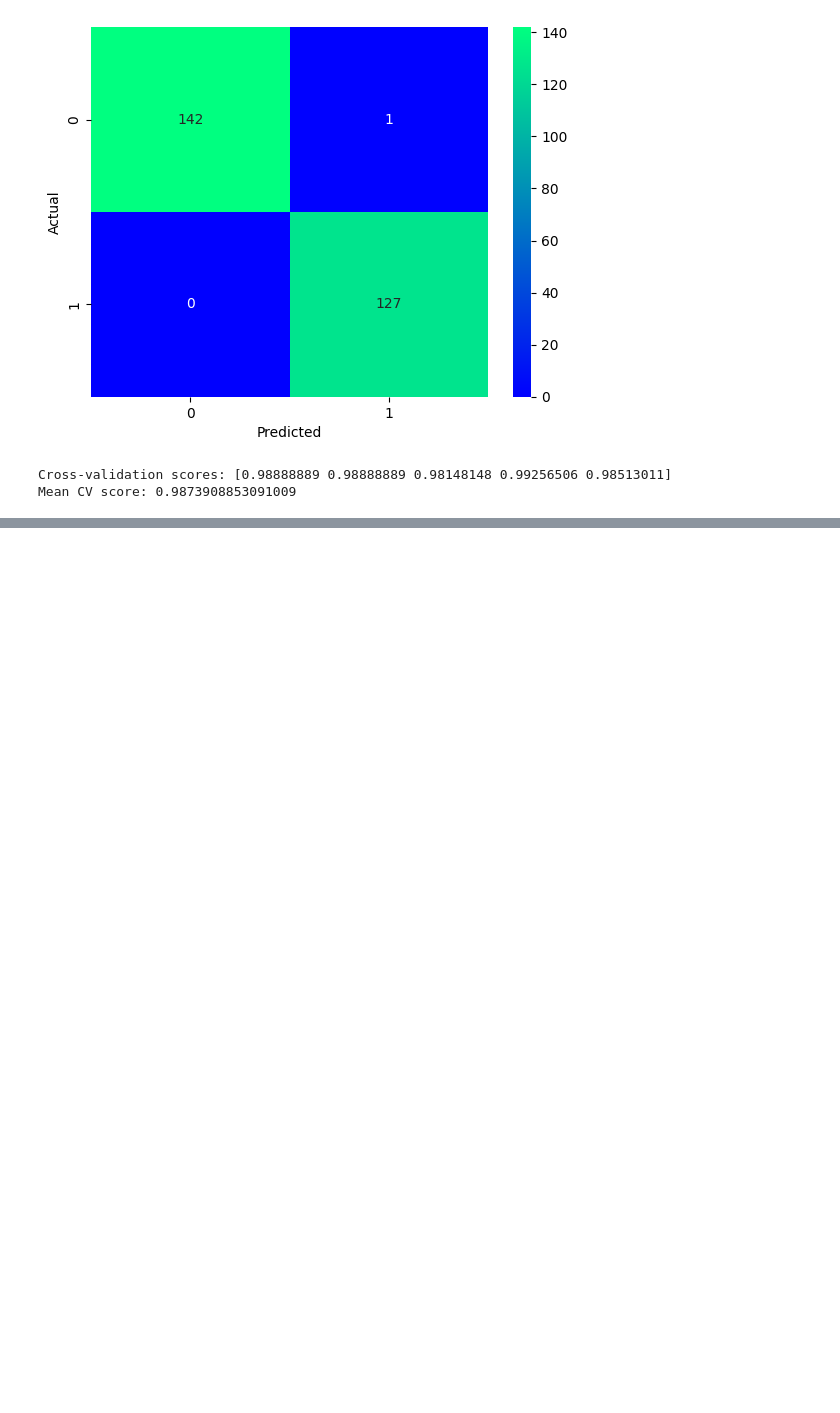
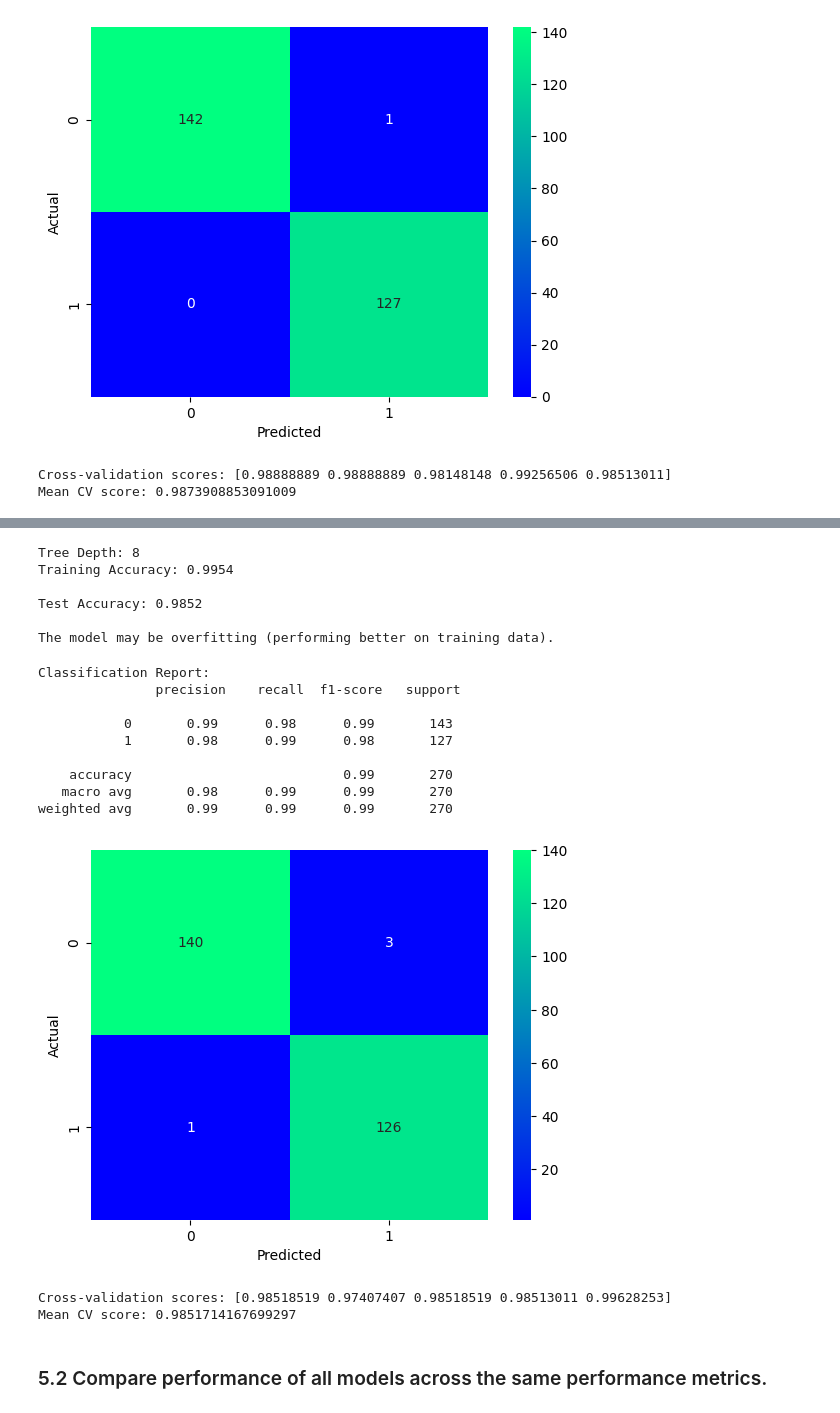
Before and after one commit to Bdowdle4/ml-classification-dowdle, a Jupyter notebook: classification_dowdle.ipynb, the cells around one changed output, grey strips where cells are left out. Saved outputs shown, nothing was run; the diff lists cells and outputs as text; code cells hidden in the pictures; blank space fills up the shorter version.

```diff
--- a/classification_dowdle.ipynb
+++ b/classification_dowdle.ipynb
@@ -462,0 +467,72 @@ The training and test accuracies are very close to each other, which is a sign o
+# %%
+# Create a Decision Tree model
+dt_model = DecisionTreeClassifier(random_state=44)
+# Train the model
+dt_model.fit(X_train, y_train)
+
+# Predict on the training set
+y_train_pred_dt = rf_model.predict(X_train)
+
+# Predict on the test set
+y_pred_dt = dt_model.predict(X_test)
+
+# Calculate accuracy on both training and test sets
+train_accuracy = accuracy_score(y_train, y_train_pred_dt)
+test_accuracy = accuracy_score(y_test, y_pred_dt)
+
+# Show depth for confirmation
+print(f"Tree Depth: {dt_model.get_depth()}")
+
+# Print the accuracy of each set
+print(f"Training Accuracy: {train_accuracy:.4f}", "\n")
+print(f"Test Accuracy: {test_accuracy:.4f}", "\n")
+
+# Check for overfitting/underfitting
+if train_accuracy > test_accuracy:
+    print("The model may be overfitting (performing better on training data).")
+elif train_accuracy < test_accuracy:
+    print("The model may be underfitting (performing worse on test data).")
+else:
+    print("The model is performing equally on both training and test data.")
+# %% [output]
+Tree Depth: 8
+Training Accuracy: 0.9954
+
+Test Accuracy: 0.9852
+
+The model may be overfitting (performing better on training data).
+# %%
+# Classification report to show Accuracy, Precision, and F1-score
+print("Classification Report:\n", classification_report(y_test, y_pred_dt))
+
+# Create confusion Matrix
+cm = confusion_matrix(y_test, y_pred_dt)
+# Create heatmap
+sns.heatmap(cm, annot=True, cmap="winter", fmt="d")
+# Axis labels
+plt.xlabel("Predicted")
+plt.ylabel("Actual")
+# Show the plot
+plt.tight_layout
+plt.show()
+# %% [output]
+Classification Report:
+               precision    recall  f1-score   support
+
+           0       0.99      0.98      0.99       143
+           1       0.98      0.99      0.98       127
+
+    accuracy                           0.99       270
+   macro avg       0.98      0.99      0.99       270
+weighted avg       0.99      0.99      0.99       270
+[figure, added]
+# %%
+# Confirming the robustness of the model to avoid overfitting to a single test set
+cv_scores = cross_val_score(dt_model, X, y, cv=5)  # 5-fold cross-validation
+print(f"Cross-validation scores: {cv_scores}")
+print(f"Mean CV score: {cv_scores.mean()}")
+# %% [output]
+Cross-validation scores: [0.98518519 0.97407407 0.98518519 0.98513011 0.99628253]
+Mean CV score: 0.9851714167699297
+# %% [markdown]
+### 5.2 Compare performance of all models across the same performance metrics.
```
Also changed, not shown: parts of 2 cells of this notebook.
